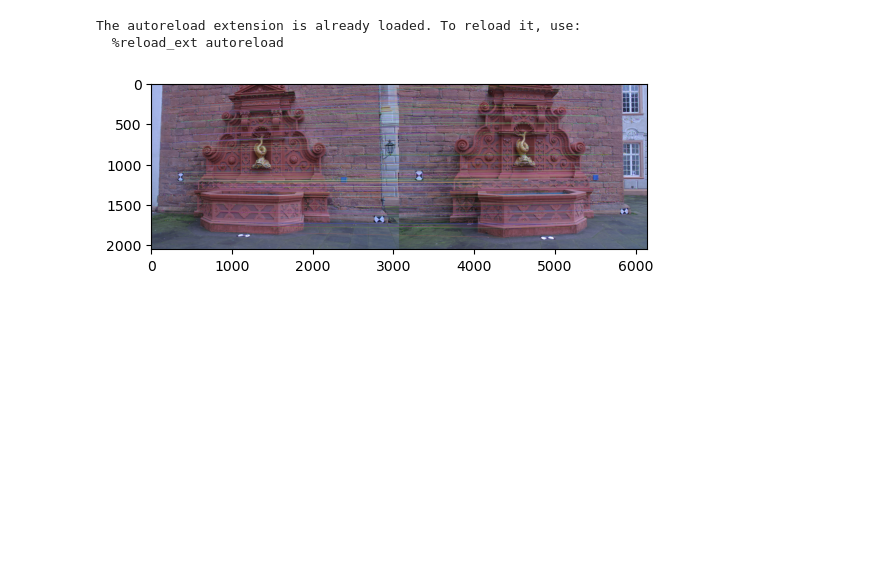
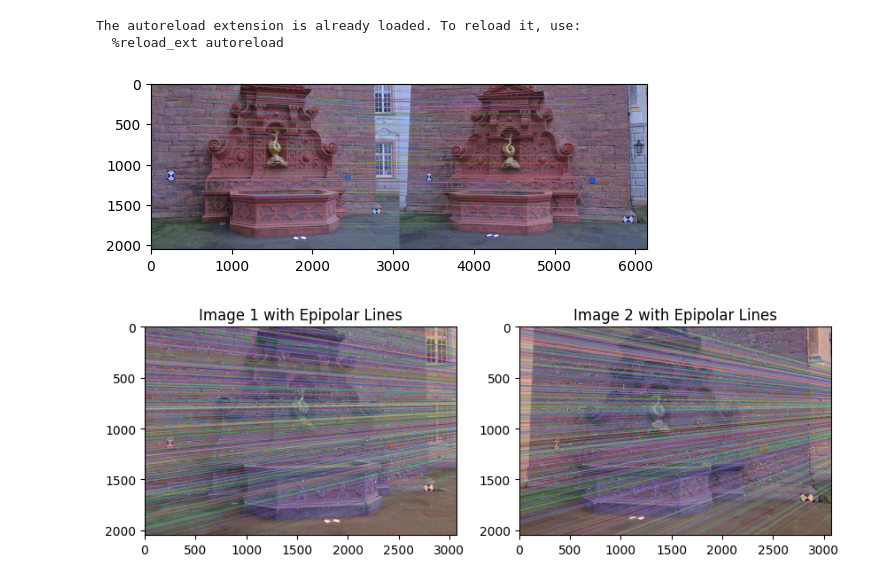
Before and after one commit to dfriishecht/structure-from-motion, a Jupyter notebook: main.ipynb, the cells around one changed output. Saved outputs shown, nothing was run; the diff lists cells and outputs as text; code cells hidden in the pictures; blank space fills up the shorter version.

```diff
--- a/main.ipynb
+++ b/main.ipynb
@@ -12,9 +12,9 @@ The autoreload extension is already loaded. To reload it, use:
 # %%
 # Load Images
 
-img1 = cv.imread("data/fountain-P11/images/0004.jpg")
+img1 = cv.imread("data/fountain-P11/images/0006.jpg")
 img1 = cv.cvtColor(img1, cv.COLOR_BGR2RGB)
-img2 = cv.imread("data/fountain-P11/images/0006.jpg")
+img2 = cv.imread("data/fountain-P11/images/0004.jpg")
 img2 = cv.cvtColor(img2, cv.COLOR_BGR2RGB)
 # %%
 # Extract and save keypoints
@@ -29,32 +29,33 @@ plt.imshow(matched_img)
 plt.show()
 
 pts1 = np.float32([kp1[m.queryIdx].pt for m in kp_matched])
 pts2 = np.float32([kp2[m.trainIdx].pt for m in kp_matched])
 
 F = calculate_fund_matrix(pts1, pts2)
-img1_lines, img2_lines = get_epipolar_lines(img1, img2, F, pts1, pts2)
+img1_lines, img2_lines = get_epipolar_line(img1, img2, F, pts1, pts2)
 
 plt.figure(figsize=(10, 5))
 plt.subplot(1, 2, 1)
 plt.imshow(cv.cvtColor(img1_lines, cv.COLOR_BGR2RGB))
 plt.title("Image 1 with Epipolar Lines")
 
 plt.subplot(1, 2, 2)
 plt.imshow(cv.cvtColor(img2_lines, cv.COLOR_BGR2RGB))
 plt.title("Image 2 with Epipolar Lines")
 
 plt.show()
 
 ## DRAW KEYPOINTS
 
 # img1_kps=cv.drawKeypoints(img1, kp1, img1, flags=cv.DRAW_MATCHES_FLAGS_DRAW_RICH_KEYPOINTS)
 # img2_kps=cv.drawKeypoints(img2, kp2, img2, flags=cv.DRAW_MATCHES_FLAGS_DRAW_RICH_KEYPOINTS)
 
 # fig,ax=plt.subplots(ncols=2,figsize=(18,8))
 # ax[0].imshow(img1_kps)
 # ax[0].title.set_text("fountain-0004")
 # ax[1].imshow(img2_kps)
 # ax[0].title.set_text("fountain-0006")
 # plt.show()
 # %% [output]
-[figure, old version]
+[figure, new version]
+[figure, added]
```
Also changed, not shown: parts of 1 cell of this notebook, 1 other file.
